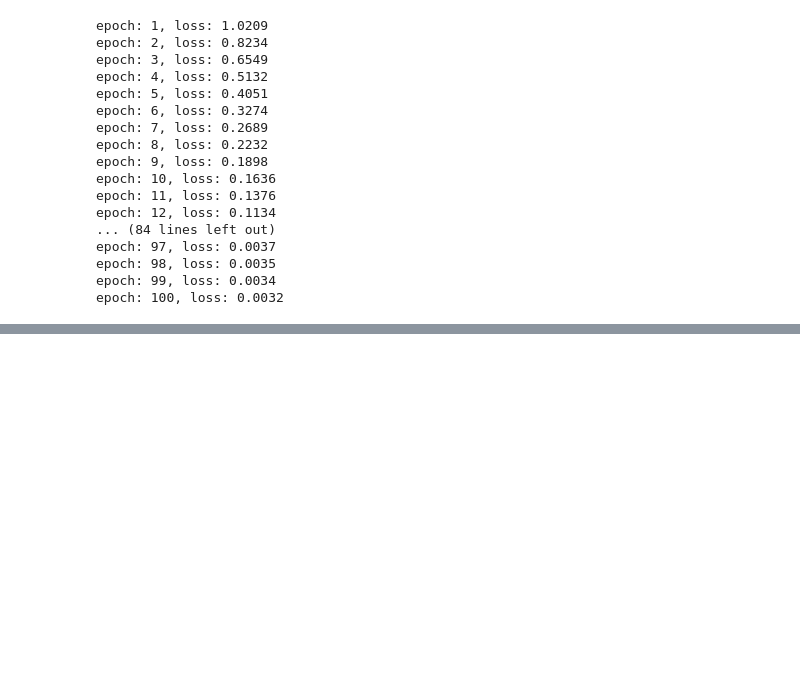
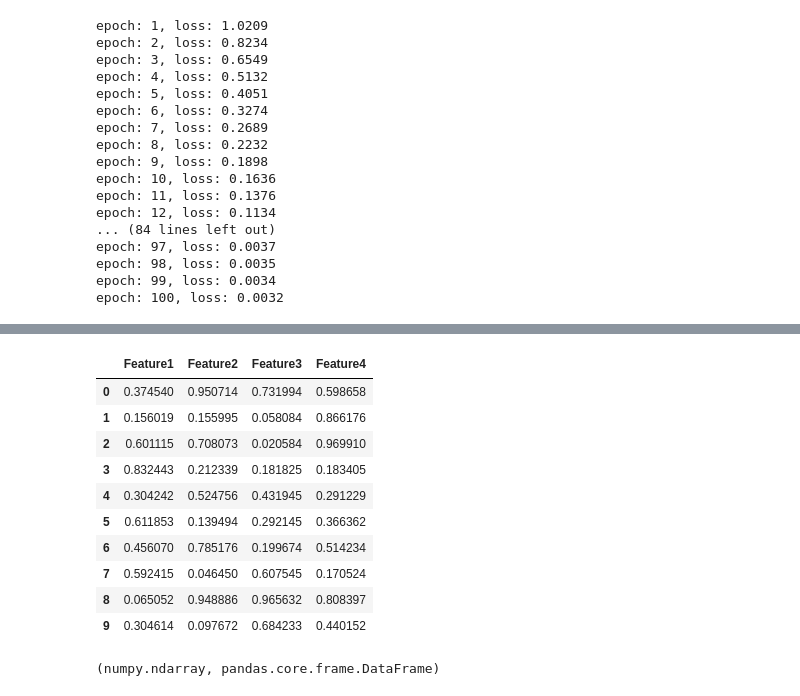
Before and after one commit to abhimsh/krishnaik_CV_live, a Jupyter notebook: practise/Pytorch/pytorch_advanced.ipynb, the cells around one changed output, grey strips where cells are left out. Saved outputs shown, nothing was run; the diff lists cells and outputs as text; code cells hidden in the pictures; blank space fills up the shorter version.

```diff
--- a/practise/Pytorch/pytorch_advanced.ipynb
+++ b/practise/Pytorch/pytorch_advanced.ipynb
@@ -240,0 +397,14 @@ epoch: 100, loss: 0.0032
+# %%
+X
+# %% [output]
+|  | Feature1 | Feature2 | Feature3 | Feature4 |
+| 0 | 0.374540 | 0.950714 | 0.731994 | 0.598658 |
+| 1 | 0.156019 | 0.155995 | 0.058084 | 0.866176 |
+| 2 | 0.601115 | 0.708073 | 0.020584 | 0.969910 |
+| 3 | 0.832443 | 0.212339 | 0.181825 | 0.183405 |
+| 4 | 0.304242 | 0.524756 | 0.431945 | 0.291229 |
+| 5 | 0.611853 | 0.139494 | 0.292145 | 0.366362 |
+| 6 | 0.456070 | 0.785176 | 0.199674 | 0.514234 |
+| 7 | 0.592415 | 0.046450 | 0.607545 | 0.170524 |
+| 8 | 0.065052 | 0.948886 | 0.965632 | 0.808397 |
+| 9 | 0.304614 | 0.097672 | 0.684233 | 0.440152 |
@@ -240,0 +430,4 @@ epoch: 100, loss: 0.0032
+# %%
+type(X_train_standard), type(X_train_standard_df)
+# %% [output]
+(numpy.ndarray, pandas.core.frame.DataFrame)
```
Also changed, not shown: parts of 24 cells of this notebook, 4 other files.
